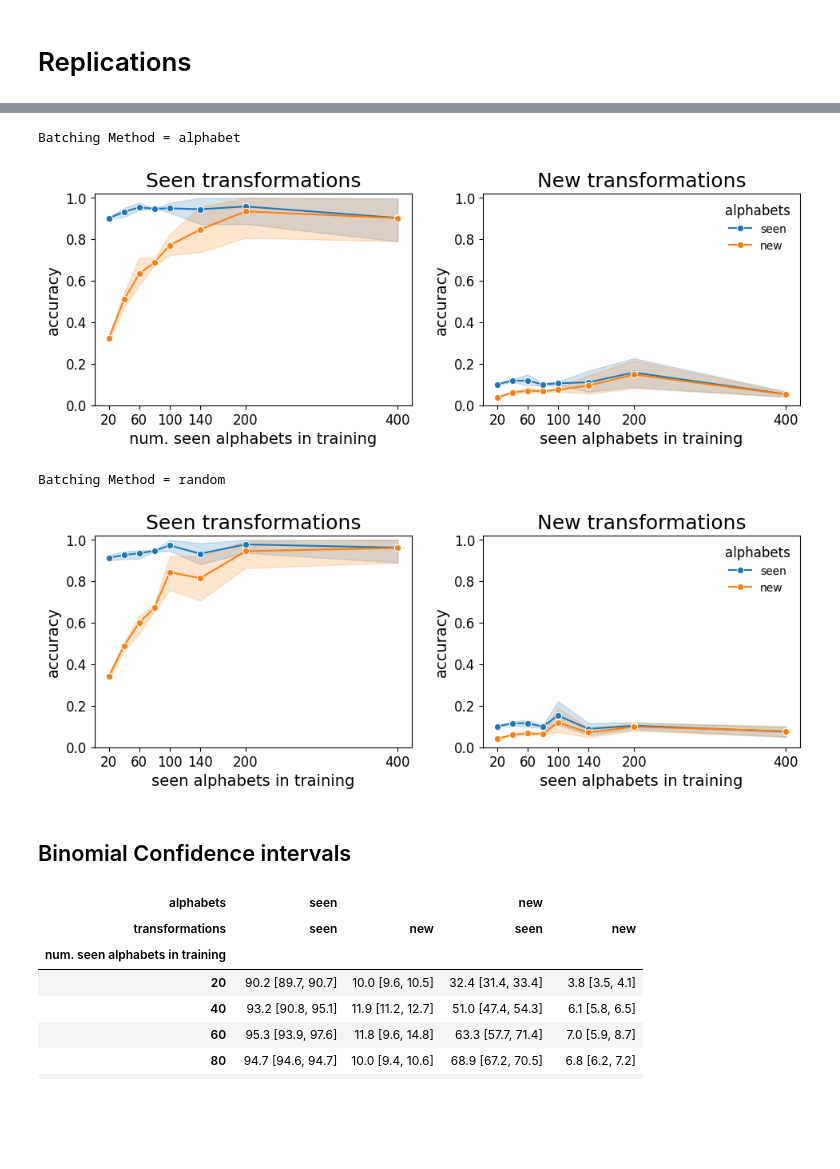
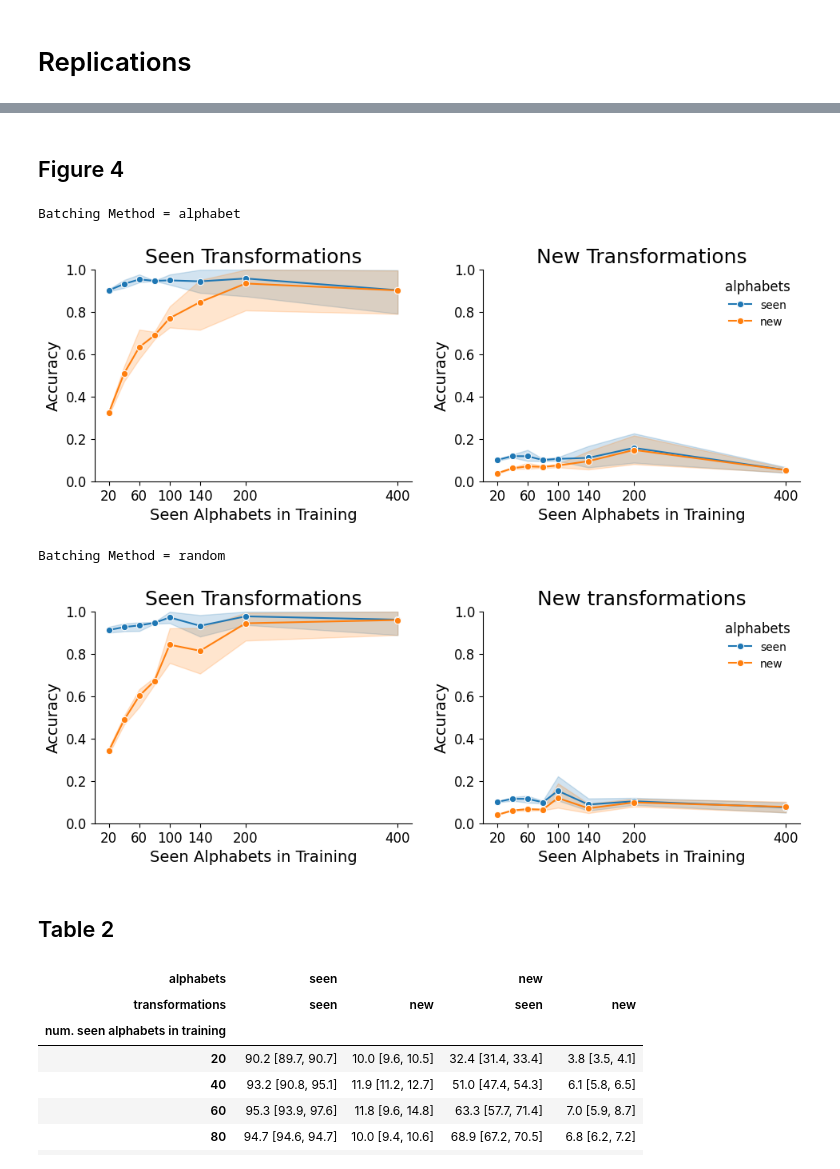
Before and after one commit to philipp-hellwig/MLC-letter-string-analogies, a Jupyter notebook: analyses/num_perm_alphabets.ipynb, the cells around one changed output, grey strips where cells are left out. Saved outputs shown, nothing was run; the diff lists cells and outputs as text; code cells hidden in the pictures; blank space fills up the shorter version.

```diff
--- a/analyses/num_perm_alphabets.ipynb
+++ b/analyses/num_perm_alphabets.ipynb
@@ -420,6 +416,18 @@ for run in training_runs:
         perm = re.search(pattern, run)
         cp.num_perm_alphs = int(perm.group(1))
         all_rand_runs.append(cp)
+# %%
+all_training_runs = all_alph_runs
+# add validation set accuracies for the last episode (i.e., on the trained alphabets)
+data = [{**vars(train_run.train_config), **vars(train_run.mlc_config)} for train_run in all_training_runs]
+for i, train_run in enumerate(all_training_runs):
+    data[i]["seen transform."] = round([x["in"] for x in train_run.val_acc_hist][-1], 3)
+    data[i]["new transform."] = round([x["out-of"] for x in train_run.val_acc_hist][-1], 3)
+    data[i]["num. seen alphabets in training"] = train_run.num_perm_alphs
+df = pd.DataFrame(data)
+df["alphabets"] = "seen"
+# %% [markdown]
+## Figure 4
 # %%
 all_training_runs = all_alph_runs
 # add validation set accuracies for the last episode (i.e., on the trained alphabets)
@@ -432,7 +440,7 @@ df = pd.DataFrame(data)
 df["alphabets"] = "seen"
 
 # predictions on new set of permuted alphabets
-accs_new_alphabets = pd.DataFrame(columns=["batching_method", "num. seen alphabets in training", "seen transform.", "new transform."])
+accs_new_alphabets = pd.DataFrame(columns=["filename_model", "batching_method", "num. seen alphabets in training", "seen transform.", "new transform."])
 test_new_alph = LetterStringDataLoader(
     mode="test",
     data_dir="../data/all_transformations_study1_new_alphabets",
@@ -445,11 +453,11 @@ for i, cp in enumerate(all_training_runs):
     pred = pred[pred["n_perm"]!= 0]
     test_acc_in = np.mean(pred[pred.distribution == "in"]["correct"])
     test_acc_out_of = np.mean(pred[pred.distribution == "out-of"]["correct"])
-    accs_new_alphabets.loc[i,:] = [cp.train_config.batching_method, cp.num_perm_alphs, test_acc_in, test_acc_out_of]
+    accs_new_alphabets.loc[i,:] = [cp.train_config.filename_model, cp.train_config.batching_method, cp.num_perm_alphs, test_acc_in, test_acc_out_of]
 accs_new_alphabets["alphabets"] = "new"
 
 all_accs_alph = pd.concat([
-    df[["batching_method", "num. seen alphabets in training", "seen transform.", "new transform.", "alphabets"]],
+    df[["filename_model", "batching_method", "num. seen alphabets in training", "seen transform.", "new transform.", "alphabets"]],
     accs_new_alphabets])
 # %%
 # Figure 4 (lower part)
@@ -462,12 +470,12 @@ _ = sns.lineplot(all_accs_alph,
                  ax=ax[0],
                  markers=True,
                  marker="o")
-_ = ax[0].set_ylim((0,1.02))
-_ = ax[1].set_xlabel("seen alphabets in training")
+_ = ax[0].set_ylim((0,1))
+_ = ax[0].set_xlabel("Seen Alphabets in Training")
 _ = ax[0].set_xticks([20, 60, 100, 140, 200, 400])
-_ = ax[0].set_ylabel("accuracy")
+_ = ax[0].set_ylabel("Accuracy")
 _ = ax[0].legend().remove()
-_ = ax[0].set_title("Seen transformations")
+_ = ax[0].set_title("Seen Transformations")
 _ = sns.lineplot(all_accs_alph,
                 x="num. seen alphabets in training", y="new transform.",
                 hue="alphabets",
@@ -475,15 +483,15 @@ _ = sns.lineplot(all_accs_alph,
                 markers=True,
                 marker="o",
                 errorbar=bootstrapped_confint)
-_ = ax[1].set_xlabel("seen alphabets in training")
-_ = ax[1].set_ylabel("accuracy")
-_ = ax[1].set_ylim((0,1.02))
-_ = ax[1].set_title("New transformations")
+_ = ax[1].set_xlabel("Seen Alphabets in Training")
+_ = ax[1].set_ylabel("Accuracy")
+_ = ax[1].set_ylim((0,1))
+_ = ax[1].set_title("New Transformations")
 
 _ = fig.tight_layout(pad=2)
 # %% [output]
 Batching Method = alphabet
-[figure, old version]
+[figure, new version]
 # %%
 all_training_runs = all_rand_runs
 # add validation set accuracies for the last episode (i.e., on the trained alphabets)
@@ -513,41 +521,41 @@ all_accs_rand = pd.concat([
 # %%
 # Figure 4 (upper part)
 print("Batching Method = random")
 plt.style.use("./figures_stylesheet.mplstyle")
 fig, ax = plt.subplots(1, 2, sharex=True, figsize=(10,4))
 _ = sns.lineplot(all_accs_rand,
                  x="num. seen alphabets in training", y="seen transform.",
                  hue="alphabets",
                  ax=ax[0],
                  markers=True,
                  marker="o")
-_ = ax[0].set_ylim((0,1.02))
+_ = ax[0].set_ylim((0,1))
 _ = ax[0].set_xticks([20, 60, 100, 140, 200, 400])
-_ = ax[0].set_xlabel("seen alphabets in training")
-_ = ax[0].set_ylabel("accuracy")
+_ = ax[0].set_xlabel("Seen Alphabets in Training")
+_ = ax[0].set_ylabel("Accuracy")
 _ = ax[0].legend().remove()
-_ = ax[0].set_title("Seen transformations")
+_ = ax[0].set_title("Seen Transformations")
 _ = sns.lineplot(all_accs_rand,
                 x="num. seen alphabets in training", y="new transform.",
                 hue="alphabets",
                 ax=ax[1],
                 markers=True,
                 marker="o",
                 errorbar=bootstrapped_confint)
-_ = ax[1].set_xlabel("seen alphabets in training")
-_ = ax[1].set_ylabel("accuracy")
-_ = ax[1].set_ylim((0,1.02))
+_ = ax[1].set_xlabel("Seen Alphabets in Training")
+_ = ax[1].set_ylabel("Accuracy")
+_ = ax[1].set_ylim((0,1))
 _ = ax[1].set_title("New transformations")
 
 _ = fig.tight_layout(pad=2)
 # %% [output]
 Batching Method = random
-[figure, old version]
+[figure, new version]
 # %%
 all_accs_alph.to_csv("rep5_old_new_alphabets_batchalph.csv", index=False)
 all_accs_rand.to_csv("rep5_old_new_alphabets_batchrand.csv", index=False)
 # %% [markdown]
-## Binomial Confidence intervals
+## Table 2
 # %%
 all_accs_alph = pd.read_csv("rep5_old_new_alphabets_batchalph.csv")
 all_accs_rand = pd.read_csv("rep5_old_new_alphabets_batchrand.csv")
```
Also changed, not shown: parts of 9 cells of this notebook, 8 other files.
